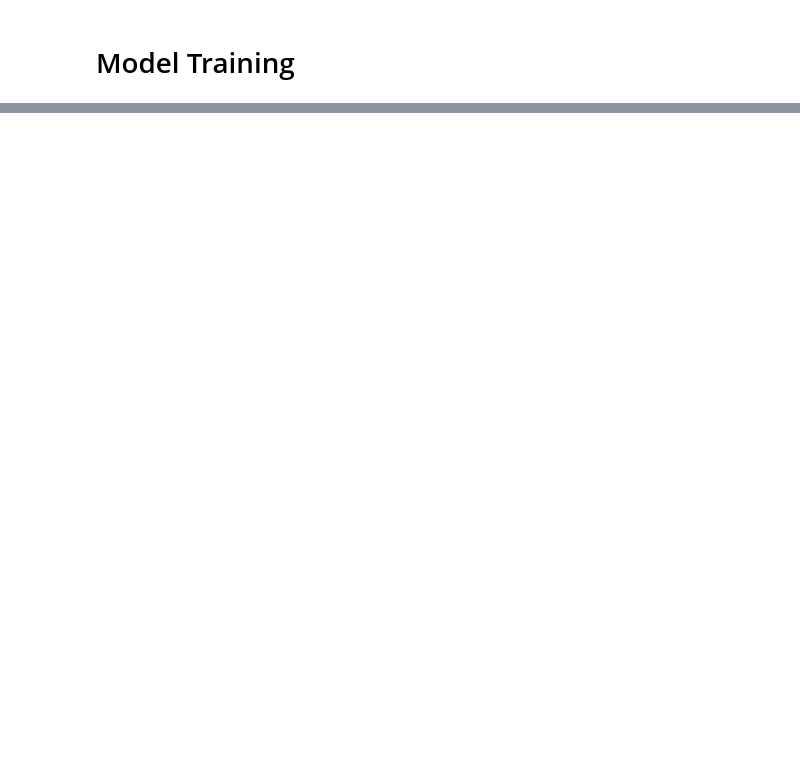
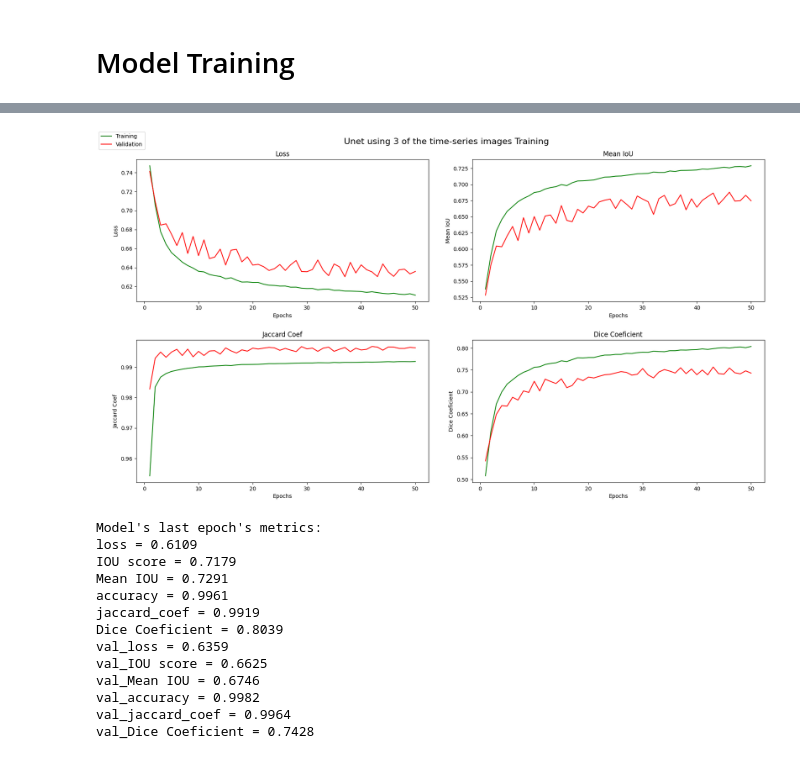
Before and after one commit to pemujo/w210-capstone, a Jupyter notebook: Baseline Model Training.ipynb, the cells around one changed output, grey strips where cells are left out. Cells and saved outputs as stored; diff of their text form; code cells hidden in the pictures; blank space fills up the shorter version.

```diff
--- a/Baseline Model Training.ipynb
+++ b/Baseline Model Training.ipynb
@@ -725,5 +779,21 @@ train_model(model, model_name, epochs=NUM_EPOCHS, models_path=MODELS_PATH, train
 # %%
-# Plot Training History with Unet using all time-series images
+# Plot Training History with Unet using 3 of the time-series images
+model_name = "Baseline_Unet_time_series_Ash_Image_50_epochs"
 with open(TRAIN_HISTORY_PATH + model_name + '_train_history.pkl', 'rb') as pfile:
     train_history = pickle.load(pfile)
-visualize_train_curves(train_history, "Unet using all time-series images Training")
+visualize_train_curves(train_history, "Unet using 3 of the time-series images Training")
+# %% [output]
+[figure, added]
+Model's last epoch's metrics:
+loss = 0.6109
+IOU score = 0.7179
+Mean IOU = 0.7291
+accuracy = 0.9961
+jaccard_coef = 0.9919
+Dice Coeficient = 0.8039
+val_loss = 0.6359
+val_IOU score = 0.6625
+val_Mean IOU = 0.6746
+val_accuracy = 0.9982
+val_jaccard_coef = 0.9964
+val_Dice Coeficient = 0.7428
```
Also changed, not shown: parts of 16 cells of this notebook.
